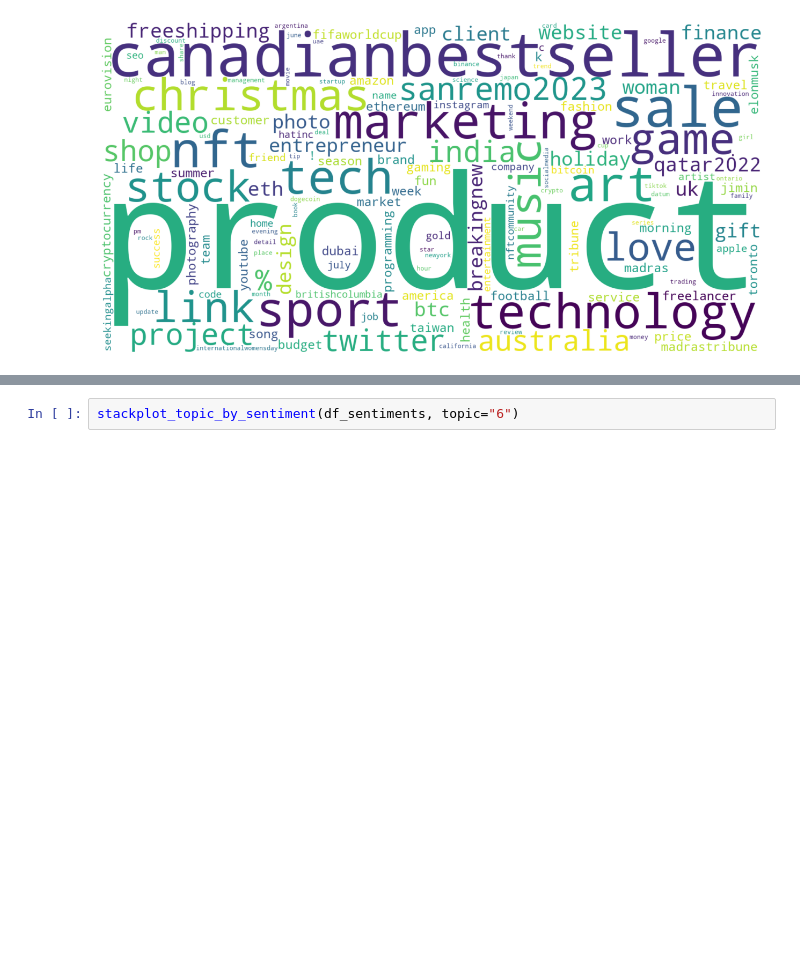
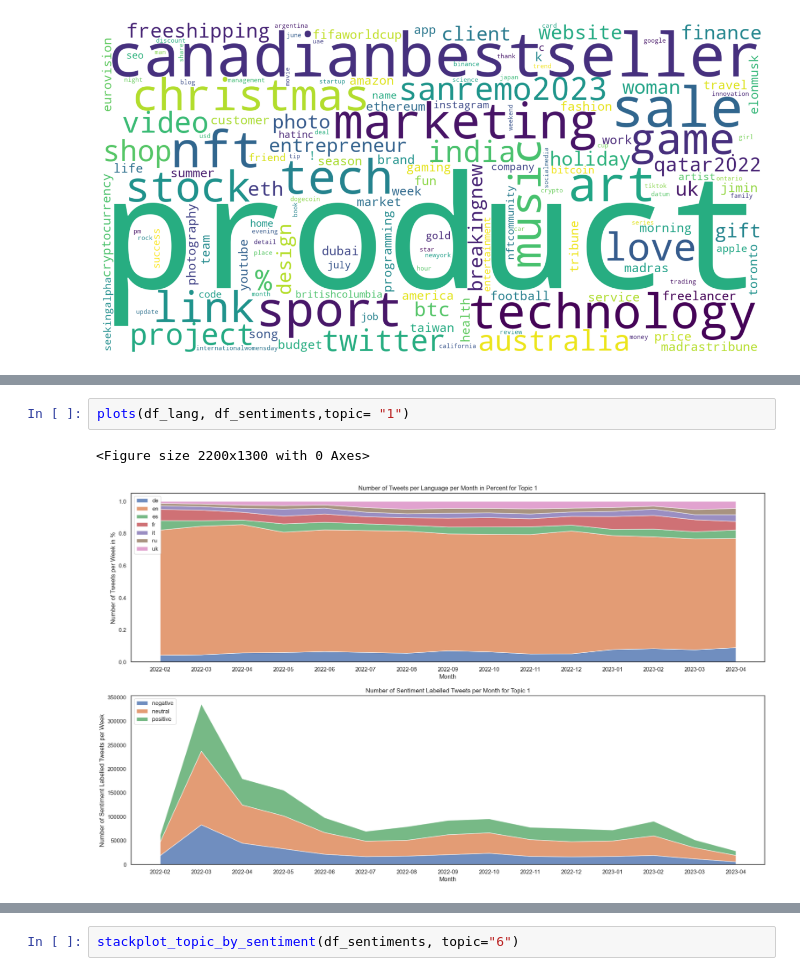
Before and after one commit to Freshpinguin/TopicAnalysisRUWTweets, a Jupyter notebook: 23Topic6.ipynb, the cells around one changed output, grey strips where cells are left out. Drawn from its saved outputs; the diff is of its cells as text; blank space fills up the shorter version.

```diff
--- a/23Topic6.ipynb
+++ b/23Topic6.ipynb
@@ -159,0 +218,5 @@ def plots(df: pd.DataFrame, topic: str, save_path: str = None) -> None:
+# %%
+plots(df_lang, df_sentiments,topic= "1")
+# %% [output]
+<Figure size 2200x1300 with 0 Axes>
+[figure, added]
```
Also changed, not shown: parts of 2 cells of this notebook, 10 other files.
